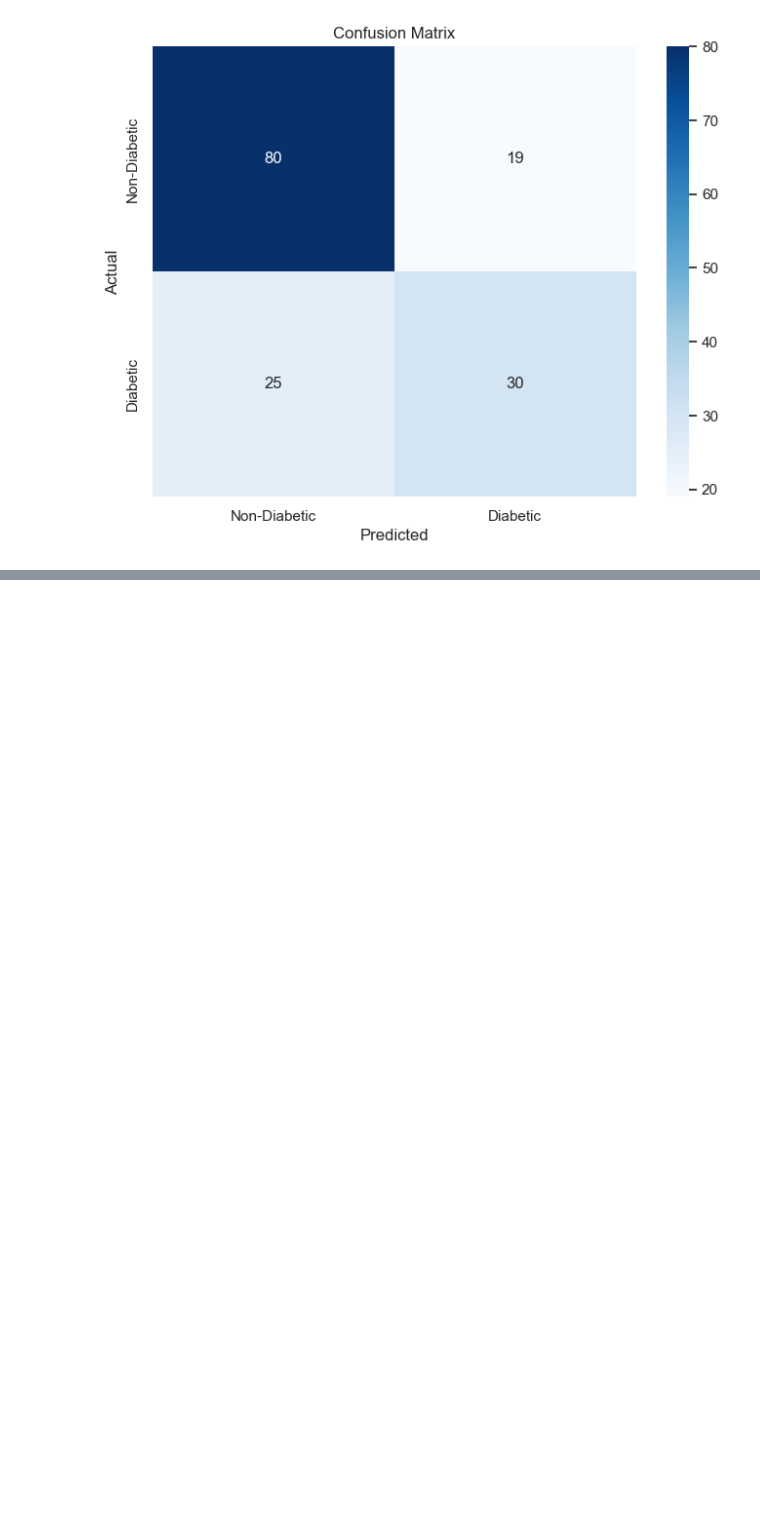
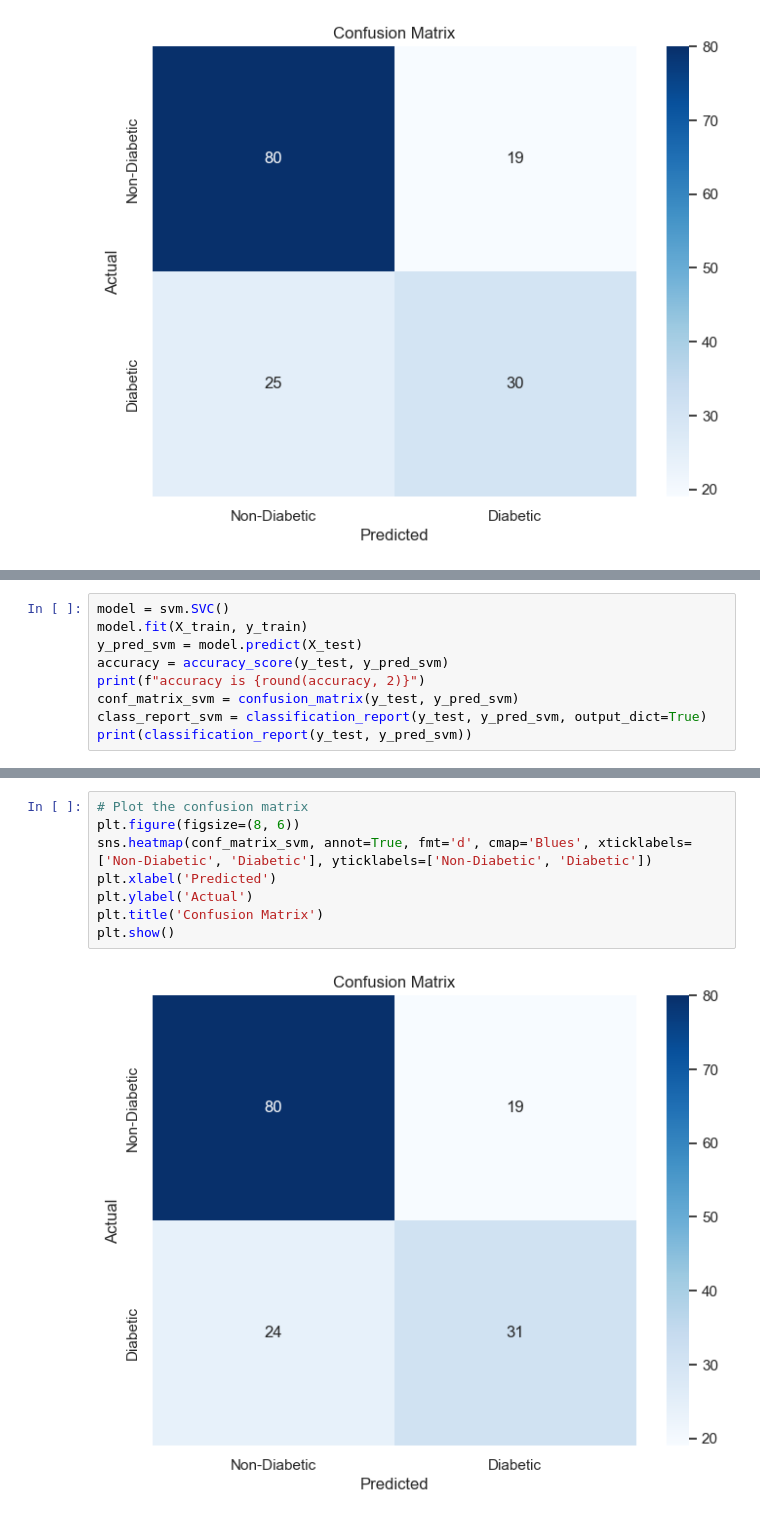
Before and after one commit to sultanbeishenkulov/Pima-Diabetes-Prediction, a Jupyter notebook: diabetes_predictions.ipynb, the cells around one changed output, grey strips where cells are left out. Drawn from its saved outputs; the diff is of its cells as text; blank space fills up the shorter version.

```diff
--- a/diabetes_predictions.ipynb
+++ b/diabetes_predictions.ipynb
@@ -460,0 +464,9 @@ plt.show()
+# %%
+model = svm.SVC()
+model.fit(X_train, y_train)
+y_pred_svm = model.predict(X_test)
+accuracy = accuracy_score(y_test, y_pred_svm)
+print(f"accuracy is {round(accuracy, 2)}")
+conf_matrix_svm = confusion_matrix(y_test, y_pred_svm)
+class_report_svm = classification_report(y_test, y_pred_svm, output_dict=True)
+print(classification_report(y_test, y_pred_svm))
@@ -460,0 +483,10 @@ plt.show()
+# %%
+# Plot the confusion matrix
+plt.figure(figsize=(8, 6))
+sns.heatmap(conf_matrix_svm, annot=True, fmt='d', cmap='Blues', xticklabels=['Non-Diabetic', 'Diabetic'], yticklabels=['Non-Diabetic', 'Diabetic'])
+plt.xlabel('Predicted')
+plt.ylabel('Actual')
+plt.title('Confusion Matrix')
+plt.show()
+# %% [output]
+[figure, added]
```
Also changed, not shown: parts of 3 cells of this notebook.
